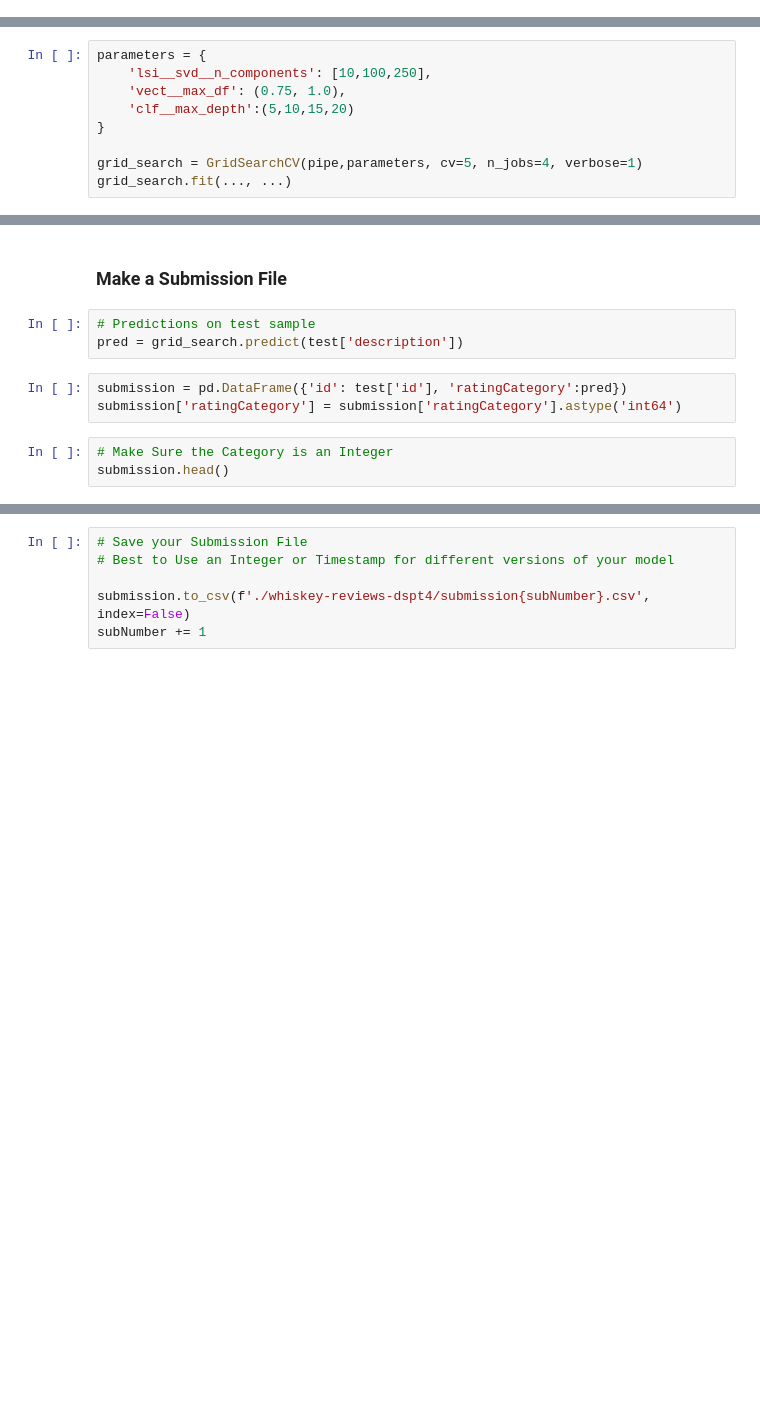
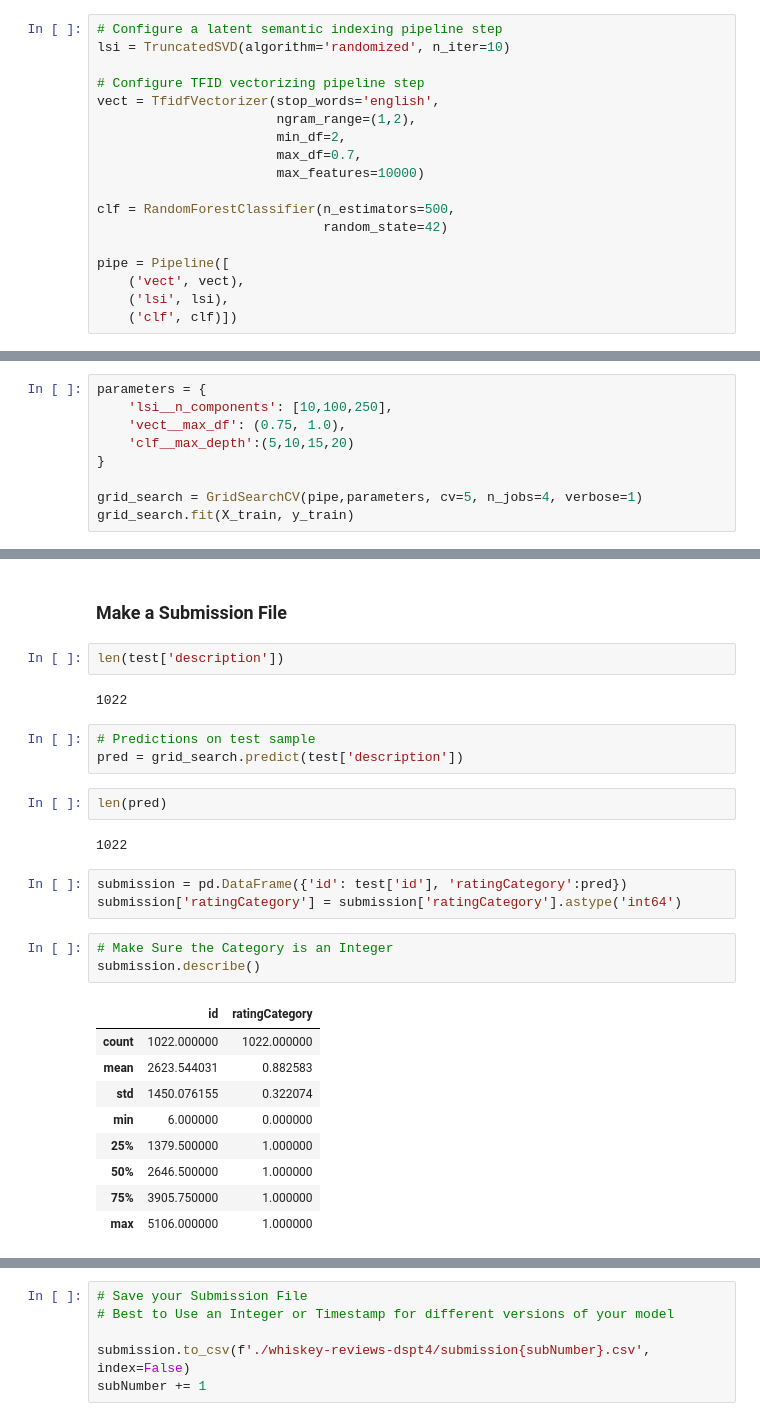
Before and after one commit to danoand/DS-Unit-4-Sprint-1-NLP, a Jupyter notebook: module3-document-classification/LS_DSPT4_413_Document_Classification_Assignment.ipynb, the cells around one changed output, grey strips where cells are left out. Cells and saved outputs as stored; diff of their text form; blank space fills up the shorter version.

```diff
--- a/module3-document-classification/LS_DSPT4_413_Document_Classification_Assignment.ipynb
+++ b/module3-document-classification/LS_DSPT4_413_Document_Classification_Assignment.ipynb
@@ -191,12 +208,30 @@ pipe = Pipeline([('lsi', lsi), ('clf', clf)])
+# %%
+# Configure a latent semantic indexing pipeline step
+lsi = TruncatedSVD(algorithm='randomized', n_iter=10)
+
+# Configure TFID vectorizing pipeline step
+vect = TfidfVectorizer(stop_words='english',
+                       ngram_range=(1,2),
+                       min_df=2,
+                       max_df=0.7,
+                       max_features=10000)
+
+clf = RandomForestClassifier(n_estimators=500,
+                             random_state=42)
+
+pipe = Pipeline([
+    ('vect', vect),
+    ('lsi', lsi),
+    ('clf', clf)])
 # %% [markdown]
 ### Define Your Search Space
 You're looking for both the best hyperparameters of your vectorizer and your classification model.
 # %%
 parameters = {
-    'lsi__svd__n_components': [10,100,250],
+    'lsi__n_components': [10,100,250],
     'vect__max_df': (0.75, 1.0),
     'clf__max_depth':(5,10,15,20)
 }
 
 grid_search = GridSearchCV(pipe,parameters, cv=5, n_jobs=4, verbose=1)
-grid_search.fit(..., ...)
+grid_search.fit(X_train, y_train)
@@ -203,11 +260,29 @@ grid_search.fit(..., ...)
 # %% [markdown]
 ### Make a Submission File
+# %%
+len(test['description'])
+# %% [output]
+1022
 # %%
 # Predictions on test sample
 pred = grid_search.predict(test['description'])
+# %%
+len(pred)
+# %% [output]
+1022
 # %%
 submission = pd.DataFrame({'id': test['id'], 'ratingCategory':pred})
 submission['ratingCategory'] = submission['ratingCategory'].astype('int64')
 # %%
 # Make Sure the Category is an Integer
-submission.head()
+submission.describe()
+# %% [output]
+|  | id | ratingCategory |
+| count | 1022.000000 | 1022.000000 |
+| mean | 2623.544031 | 0.882583 |
+| std | 1450.076155 | 0.322074 |
+| min | 6.000000 | 0.000000 |
+| 25% | 1379.500000 | 1.000000 |
+| 50% | 2646.500000 | 1.000000 |
+| 75% | 3905.750000 | 1.000000 |
+| max | 5106.000000 | 1.000000 |
```
Also changed, not shown: parts of 23 cells of this notebook, 7 other files.
